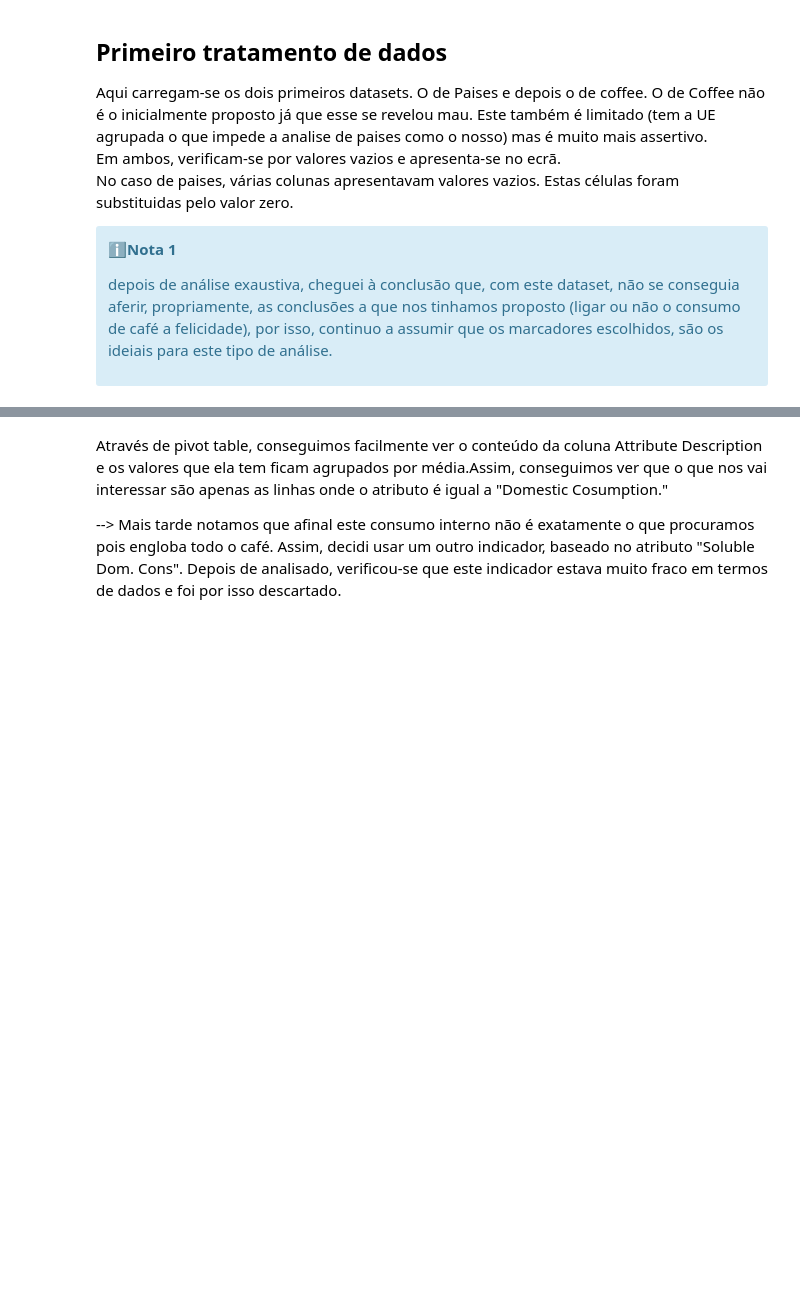
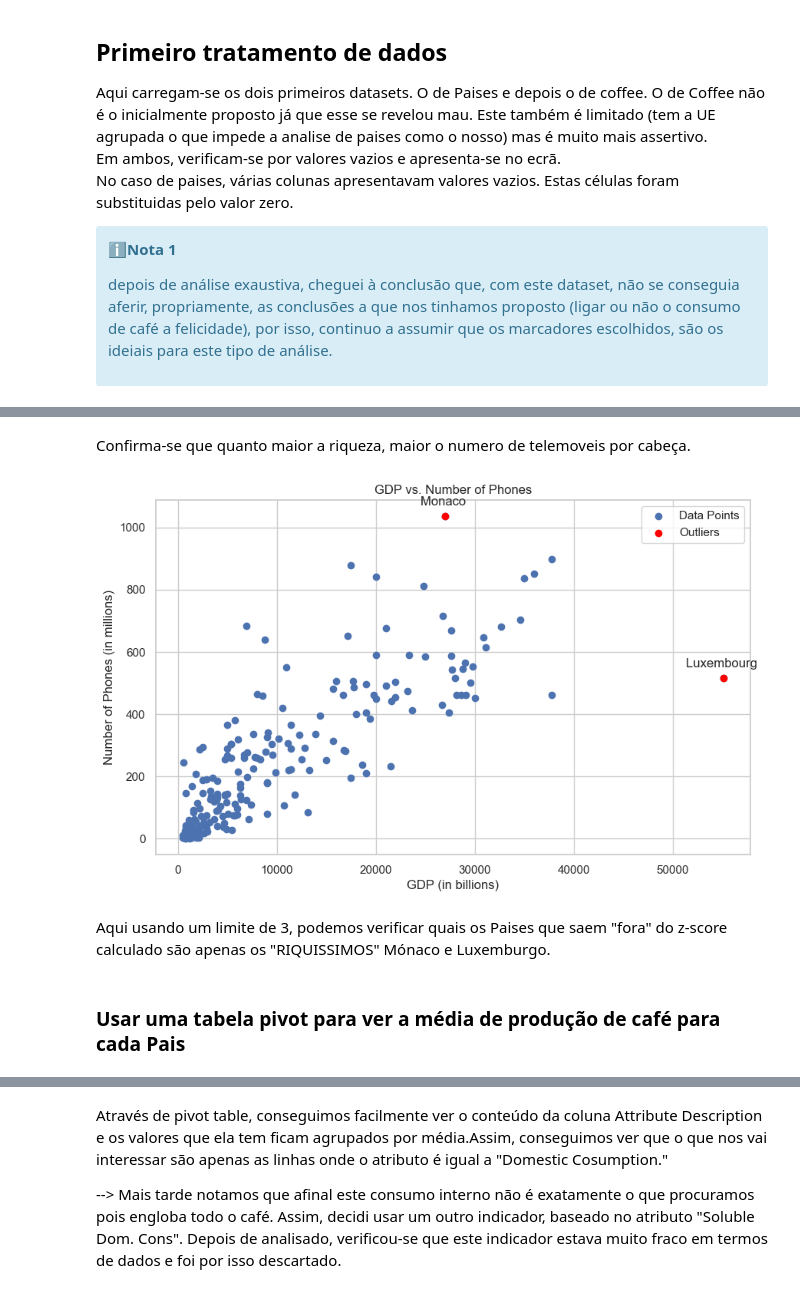
Before and after one commit to nunovivas/TrabalhoFinal, a Jupyter notebook: 04Final.ipynb, the cells around one changed output, grey strips where cells are left out. Drawn from its saved outputs; the diff is of its cells as text; code cells hidden in the pictures; blank space fills up the shorter version.

```diff
--- a/04Final.ipynb
+++ b/04Final.ipynb
@@ -79,0 +126,37 @@ dtype: int64
+# %% [markdown]
+Confirma-se que quanto maior a riqueza, maior o numero de telemoveis por cabeça.
+# %%
+import pandas as pd
+import matplotlib.pyplot as plt
+
+
+# Calculate the z-scores to identify outliers
+dfCountries['GDP_zscore'] = (dfCountries['GDP ($ per capita)'] - dfCountries['GDP ($ per capita)'].mean()) / dfCountries['GDP ($ per capita)'].std()
+dfCountries['Phones_zscore'] = (dfCountries['Phones (per 1000)'] - dfCountries['Phones (per 1000)'].mean()) / dfCountries['Phones (per 1000)'].std()
+
+# Define a threshold to identify outliers
+threshold = 3
+
+# Identify outliers
+outliers = dfCountries[(dfCountries['GDP_zscore'].abs() > threshold) | (dfCountries['Phones_zscore'].abs() > threshold)]
+
+# Plot the data
+plt.figure(figsize=(10, 6))
+plt.scatter(dfCountries['GDP ($ per capita)'], dfCountries['Phones (per 1000)'], label='Data Points')
+plt.scatter(outliers['GDP ($ per capita)'], outliers['Phones (per 1000)'], color='red', label='Outliers')
+
+# Annotate outliers
+for i, row in outliers.iterrows():
+    plt.annotate(row['Country'], (row['GDP ($ per capita)'], row['Phones (per 1000)']), textcoords="offset points", xytext=(0,10), ha='center')
+
+plt.xlabel('GDP (in billions)')
+plt.ylabel('Number of Phones (in millions)')
+plt.title('GDP vs. Number of Phones')
+plt.legend()
+plt.show()
+# %% [output]
+[figure, added]
+# %% [markdown]
+Aqui usando um limite de 3, podemos verificar quais os Paises que saem "fora" do z-score calculado são apenas os "RIQUISSIMOS" Mónaco e Luxemburgo.
+# %% [markdown]
+### Usar uma tabela pivot para ver a média de produção de café para cada Pais
```
Also changed, not shown: parts of 23 cells of this notebook, 4 other files.
